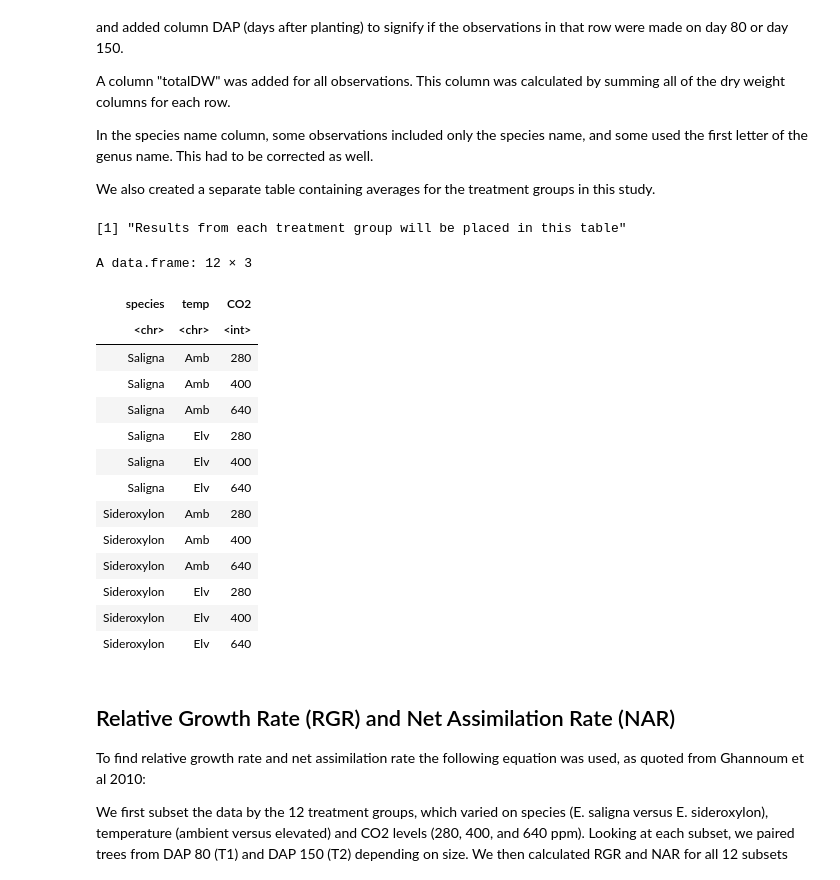
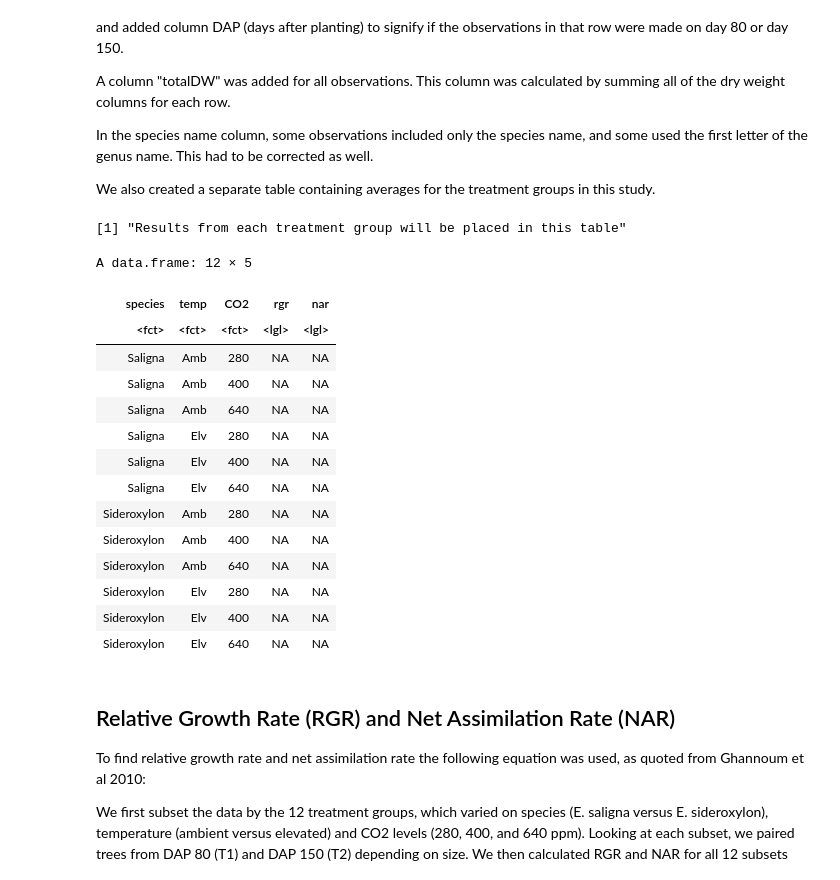
Before and after one commit to cangulo2/OCN682F22, a Jupyter notebook: Final_Project/Impacts of Environmental Conditions on Woody Plant Growth - Final Project.ipynb, the cells around one changed output. Saved outputs shown, nothing was run; the diff lists cells and outputs as text; code cells hidden in the pictures.

Commit message:
have a rgr and nar function now
but i am still not 100% sure that it gives the correct numbers.

```diff
--- a/Final_Project/Impacts of Environmental Conditions on Woody Plant Growth - Final Project.ipynb
+++ b/Final_Project/Impacts of Environmental Conditions on Woody Plant Growth - Final Project.ipynb
@@ -23,8 +12,8 @@ The following objects are masked from 'package:base':
 # %% [markdown]
 # Loading in the data
 # %%
-Ghannoum_b <- read.csv(url("https://raw.githubusercontent.com/dfalster/baad/master/data/Ghannoum2010b/data.csv"))
-Ghannoum_a <- read.csv(url("https://raw.githubusercontent.com/dfalster/baad/master/data/Ghannoum2010a/data.csv"))
+Ghannoum_b <- tibble(read.csv(url("https://raw.githubusercontent.com/dfalster/baad/master/data/Ghannoum2010b/data.csv")))
+Ghannoum_a <- tibble(read.csv(url("https://raw.githubusercontent.com/dfalster/baad/master/data/Ghannoum2010a/data.csv")))
 head(Ghannoum_b)
 head(Ghannoum_a)
 # %% [output]
@@ -68,27 +57,30 @@ Ghannoum_a$totalDW <- Ghannoum_a$LeafDW + Ghannoum_a$StemDW + Ghannoum_a$RootDW
 Ghannoum_b$Species[which(Ghannoum_b$Species=="E. saligna")] <- "Saligna" #fix a few inconsistently named rows
 # %%
 print("Results from each treatment group will be placed in this table")
-species <- sort(rep(unique(Ghannoum_b$Species), 6))
-temp <- unique(Ghannoum_b$Temp) %>% rep(3) %>% sort
-CO2 <- unique(Ghannoum_b$CO2) %>% sort %>% rep(4)
-group_data<- data.frame(species, temp, CO2) #will contain the averages. Columns will have to include pot number, species, temp, CO2 to begin. More will be added as we go.
+species <- sort(rep(unique(Ghannoum_b$Species), 6)) %>% as.factor()
+temp <- unique(Ghannoum_b$Temp) %>% rep(3) %>% sort %>% as.factor()
+CO2 <- unique(Ghannoum_b$CO2) %>% sort %>% rep(4) %>% as.factor()
+rgr <- rep(NA, 12)
+nar <- rep(NA, 12)
+group_data<- data.frame(species, temp, CO2, rgr, nar)
+group_data #will contain the averages. Columns will have to include pot number, species, temp, CO2 to begin. More will be added as we go.
 # %% [output]
 [1] "Results from each treatment group will be placed in this table"
-A data.frame: 12 × 3
+A data.frame: 12 × 5
-| species | temp | CO2 |
-| <chr> | <chr> | <int> |
-| Saligna | Amb | 280 |
-| Saligna | Amb | 400 |
-| Saligna | Amb | 640 |
-| Saligna | Elv | 280 |
-| Saligna | Elv | 400 |
-| Saligna | Elv | 640 |
-| Sideroxylon | Amb | 280 |
-| Sideroxylon | Amb | 400 |
-| Sideroxylon | Amb | 640 |
-| Sideroxylon | Elv | 280 |
-| Sideroxylon | Elv | 400 |
-| Sideroxylon | Elv | 640 |
+| species | temp | CO2 | rgr | nar |
+| <fct> | <fct> | <fct> | <lgl> | <lgl> |
+| Saligna | Amb | 280 | NA | NA |
+| Saligna | Amb | 400 | NA | NA |
+| Saligna | Amb | 640 | NA | NA |
+| Saligna | Elv | 280 | NA | NA |
+| Saligna | Elv | 400 | NA | NA |
+| Saligna | Elv | 640 | NA | NA |
+| Sideroxylon | Amb | 280 | NA | NA |
+| Sideroxylon | Amb | 400 | NA | NA |
+| Sideroxylon | Amb | 640 | NA | NA |
+| Sideroxylon | Elv | 280 | NA | NA |
+| Sideroxylon | Elv | 400 | NA | NA |
+| Sideroxylon | Elv | 640 | NA | NA |
 # %% [markdown]
 ## Relative Growth Rate (RGR) and Net Assimilation Rate (NAR)
 To find relative growth rate and net assimilation rate the following equation was used, as quoted from Ghannoum et al 2010:
```
Also changed, not shown: parts of 10 cells of this notebook, 1 other file.
